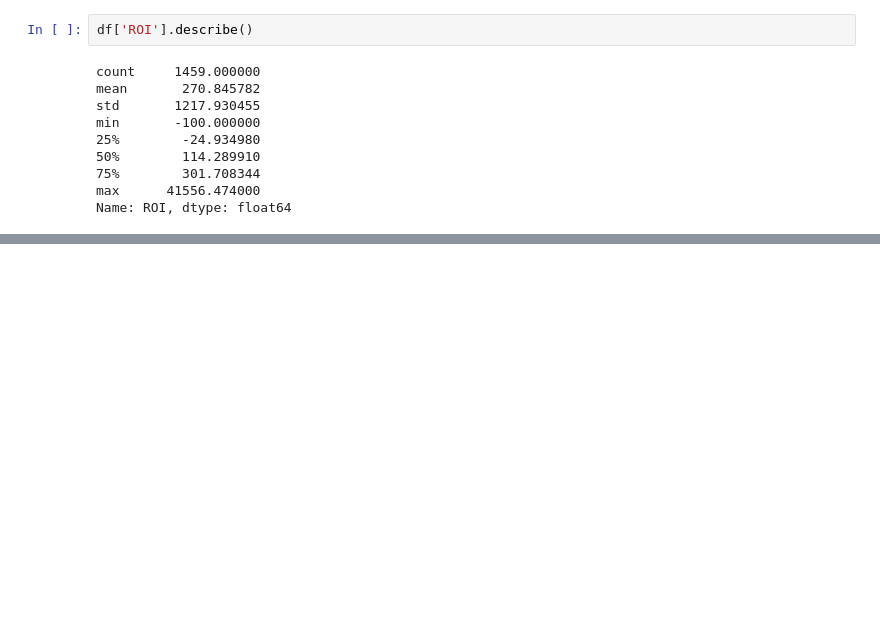
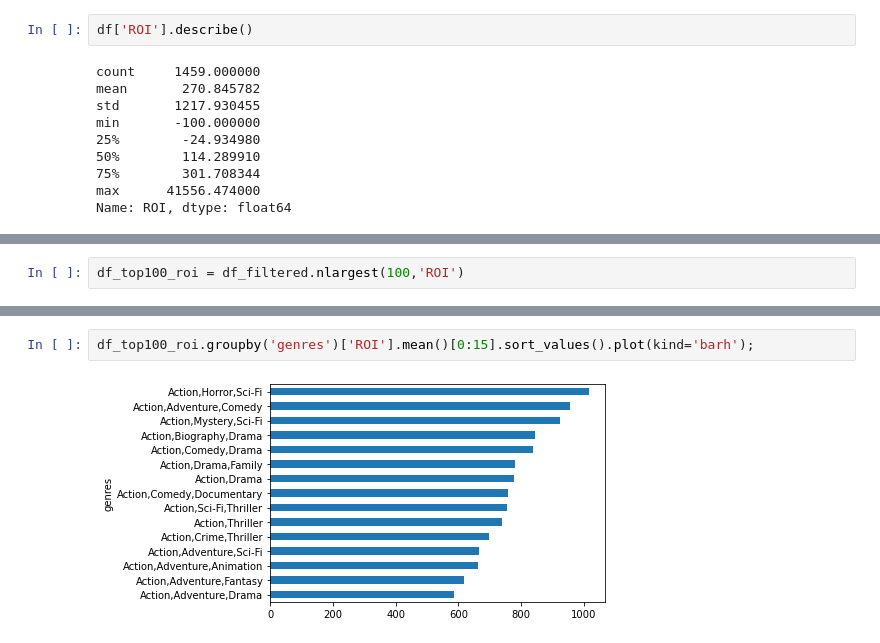
Before and after one commit to jnahra/dsc-phase-1-project, a Jupyter notebook: john with master data seat cleaned final.ipynb, the cells around one changed output, grey strips where cells are left out. Saved outputs shown, nothing was run; the diff lists cells and outputs as text; blank space fills up the shorter version.

```diff
--- a/john with master data seat cleaned final.ipynb
+++ b/john with master data seat cleaned final.ipynb
@@ -198,0 +303,2 @@ Name: ROI, dtype: float64
+# %%
+df_top100_roi = df_filtered.nlargest(100,'ROI')
@@ -198,0 +369,4 @@ Name: ROI, dtype: float64
+# %%
+df_top100_roi.groupby('genres')['ROI'].mean()[0:15].sort_values().plot(kind='barh');
+# %% [output]
+[figure, added]
```
Also changed, not shown: parts of 13 cells of this notebook.
